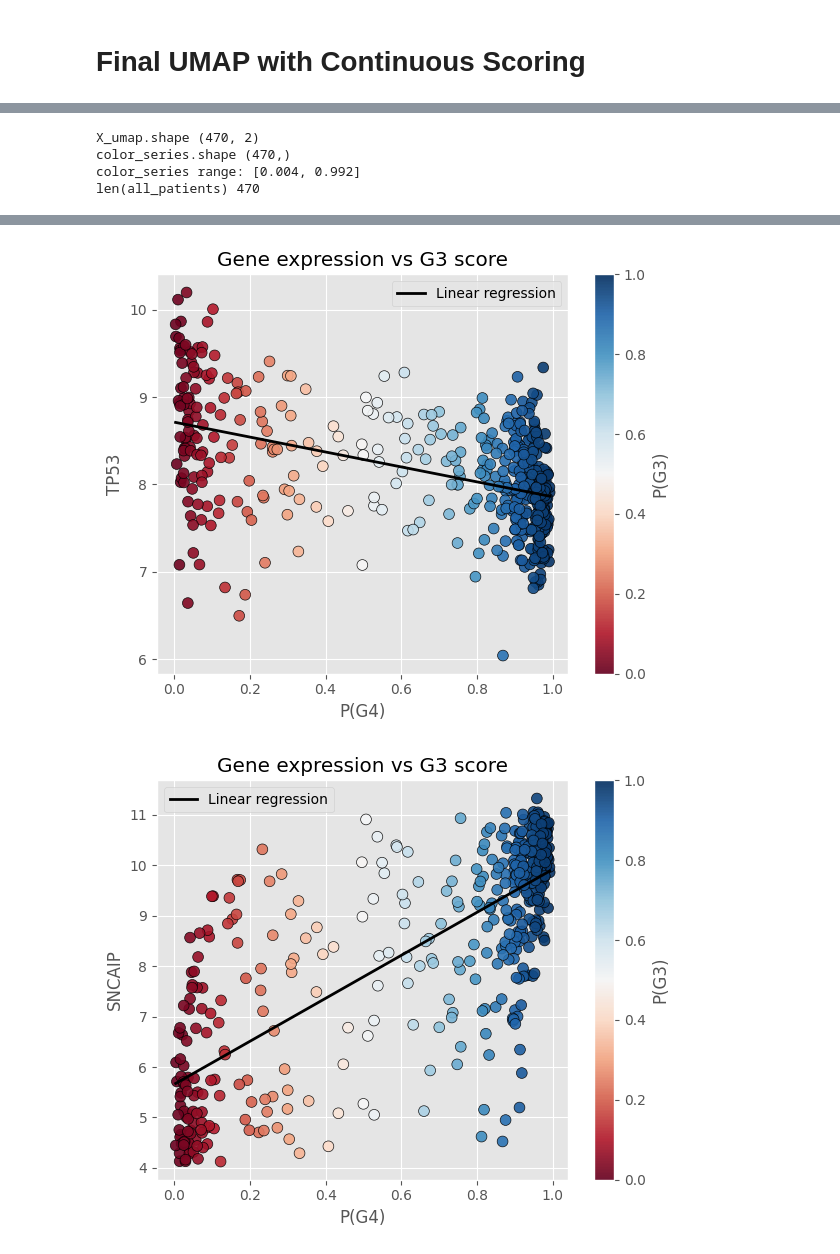
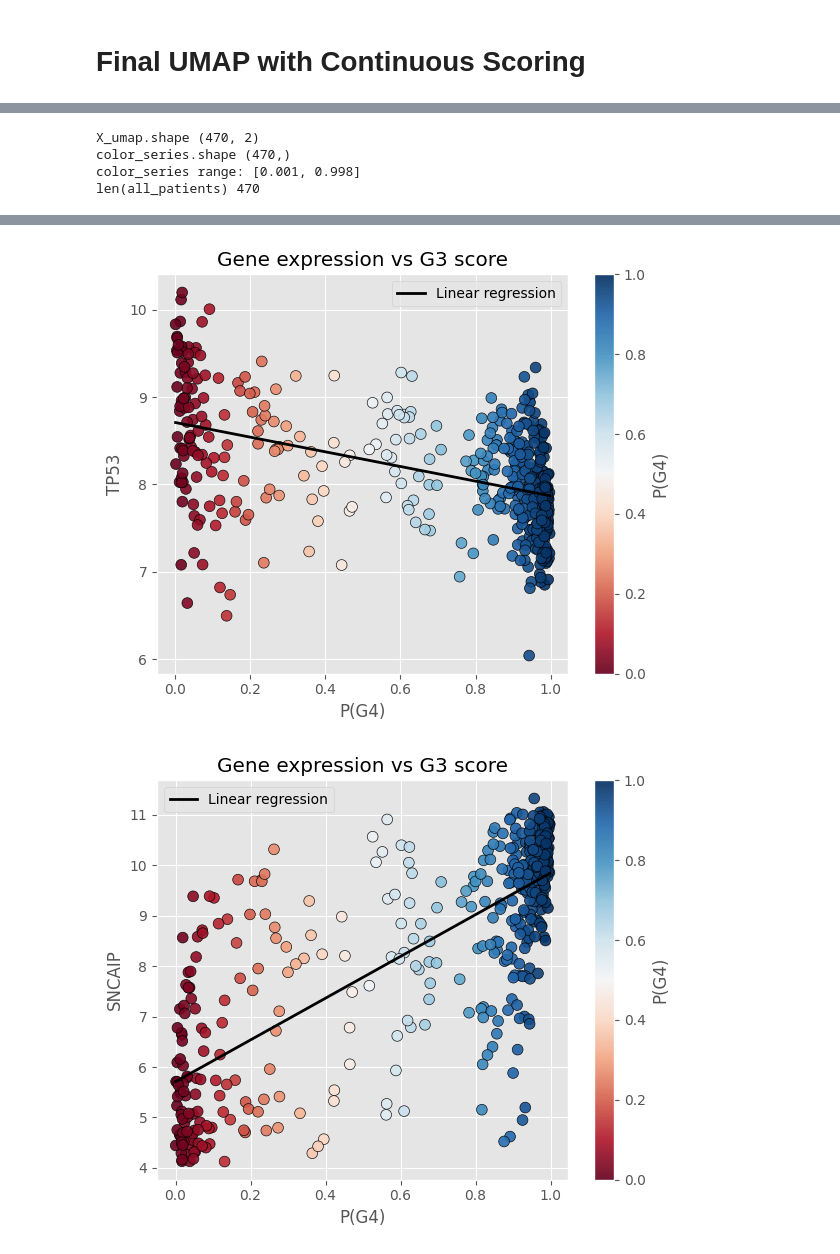
Before and after one commit to Nordest27/bitsxlamarato-medulloblastoma, a Jupyter notebook: notebooks/medulloblastoma-analysis.ipynb, the cells around one changed output, grey strips where cells are left out. Drawn from its saved outputs; the diff is of its cells as text; code cells hidden in the pictures.

```diff
--- a/notebooks/medulloblastoma-analysis.ipynb
+++ b/notebooks/medulloblastoma-analysis.ipynb
@@ -188,9 +203,9 @@ save_model_path =os.path.join(MODELS_DIR, f'{PREPRO_TYPE}/{today}_VAE_model')
 os.makedirs(save_model_path, exist_ok=True)
 
 name=f'retraining_md{mid_dim}_f{features}_lr{lr}'
-for lr in [1e-3, 1e-4, 1e-5]:
-    for mid_dim in [256, 512, 1024, 2048, 4096]:
-        for features in [8, 16, 32]:
+for lr in [1e-4]: # [1e-3, 1e-4, 1e-5]:
+    for mid_dim in [2048]: #[256, 512, 1024, 2048, 4096]:
+        for features in [32]: #[8, 16, 32]:
             save_path = os.path.join(MODELS_DIR, f'{PREPRO_TYPE}/{today}_VAE_retraining_md{mid_dim}_f{features}_lr{lr}')
             os.makedirs(save_path, exist_ok=True)
 
@@ -333,8 +353,8 @@ def load_model(model_path,model,hyperparams,seed=2023):
 # %%
 model_vae = load_model(
     # MAHA
-    model_path=os.path.join(MODELS_DIR, "statistical", "best_model.pth"),
-    hyperparams=(input_dim, 1024, 32),
+    model_path=os.path.join(MODELS_DIR, "statistical_models", "best_model.pth"),
+    hyperparams=(input_dim, 2048, 32),
     # STATISTICAL
 
     model=VAE,
@@ -448,7 +468,7 @@ score_mean, score_std = bayesian_predict(
 score = pd.Series(
     score_mean,
     index=metadata_g3g4.index,
-    name="P(G3)"
+    name="P(G4)"
 )
 # %%
 plot_umap_spectrum(
@@ -463,7 +483,7 @@ plot_umap_spectrum(
 # %% [output]
 X_umap.shape (470, 2)
 color_series.shape (470,)
-color_series range: [0.004, 0.992]
+color_series range: [0.001, 0.998]
 len(all_patients) 470
 # %%
 import matplotlib.pyplot as plt
@@ -481,7 +501,7 @@ for [gen_label, gen] in zip(genes_labels, genes):
 
     df_joined = pd.concat([score, myc_row], axis=1).dropna()
 
-    x = df_joined['P(G3)']
+    x = df_joined['P(G4)']
     y = df_joined[gen]
 
     # Use same colormap and normalization
@@ -521,7 +541,7 @@ for [gen_label, gen] in zip(genes_labels, genes):
 
     # Colorbar
     cbar = plt.colorbar(sc)
-    cbar.set_label("P(G3)")
+    cbar.set_label("P(G4)")
 
     plt.legend()
     plt.tight_layout()
@@ -531,2 +551,2 @@ for [gen_label, gen] in zip(genes_labels, genes):
-[figure, old version]
+[figure, new version]
-[figure, old version]
+[figure, new version]
```
Also changed, not shown: parts of 9 cells of this notebook.
